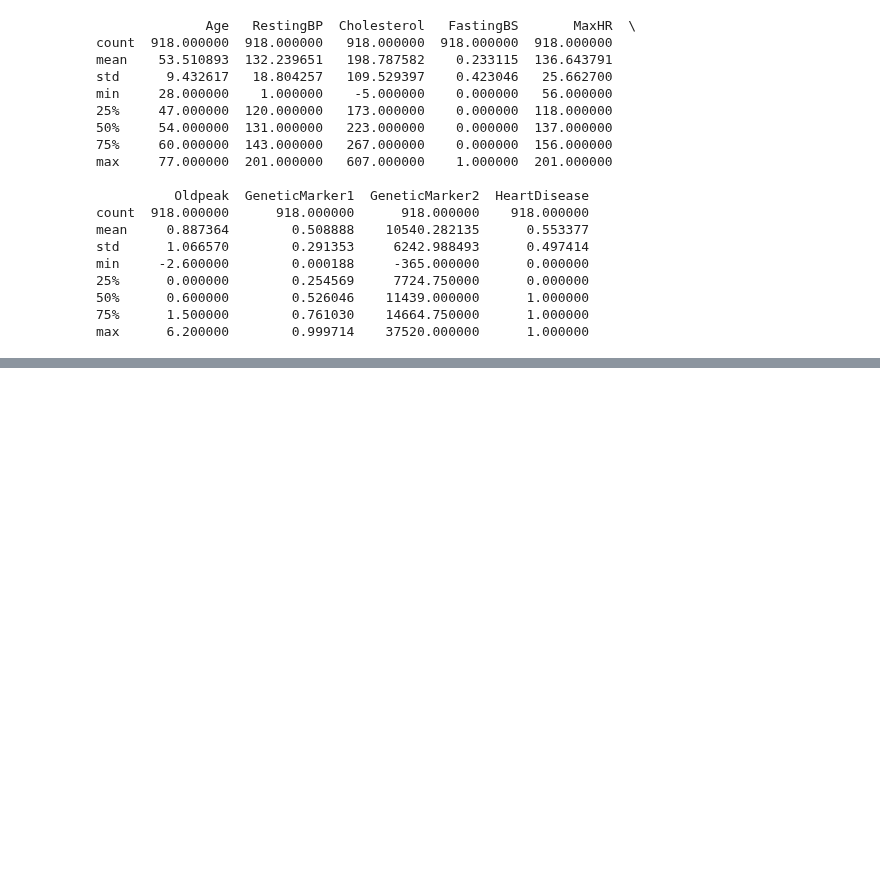
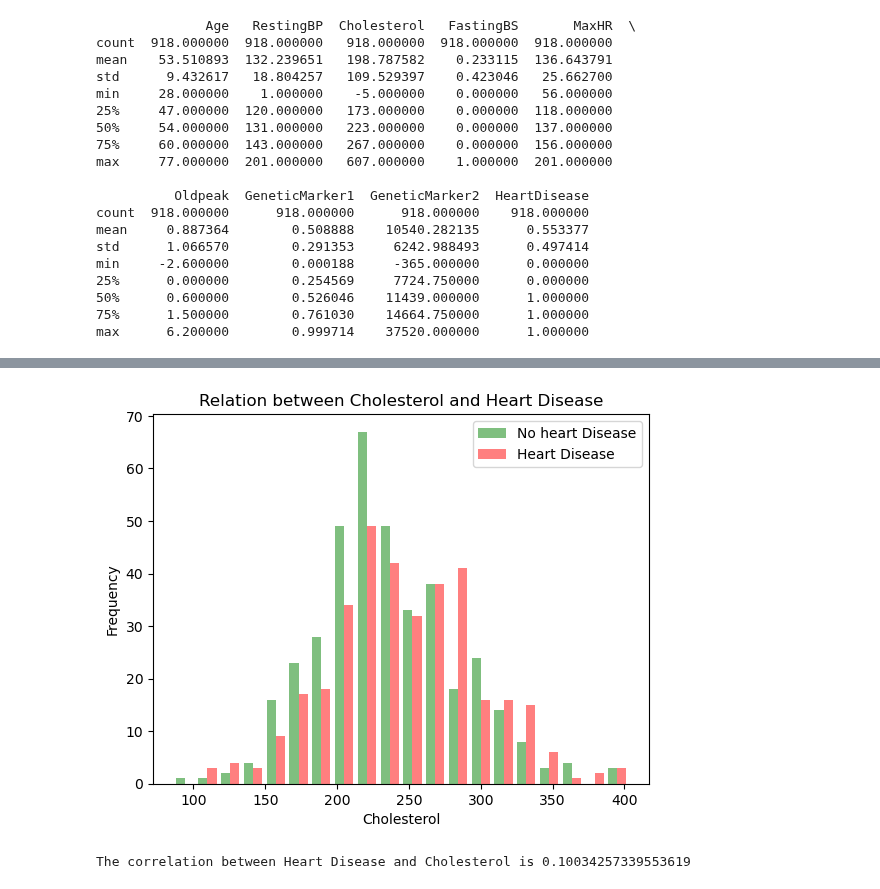
Before and after one commit to TJ-Abbing/Data-Science, a Jupyter notebook: OP-2/assignments/final/teammates/final_assignment_alessandro.ipynb, the cells around one changed output, grey strips where cells are left out. Drawn from its saved outputs; the diff is of its cells as text; code cells hidden in the pictures; blank space fills up the shorter version.

```diff
--- a/OP-2/assignments/final/teammates/final_assignment_alessandro.ipynb
+++ b/OP-2/assignments/final/teammates/final_assignment_alessandro.ipynb
@@ -423,0 +269,5 @@ df
+# %%
+# Variable assignments.
+
+# Set the number of bins for the histograms below.
+bins = 20
@@ -423,0 +330,27 @@ df
+# %%
+# Explore the relation between Cholesterol and HeartDisease.
+
+# Declare variables.
+no_heart_disease_cholesterol = df[df['HeartDisease'] == 0]['Cholesterol']
+heart_disease_cholesterol = df[df['HeartDisease'] == 1]['Cholesterol']
+
+# Create a histogram.
+plt.hist([no_heart_disease_cholesterol, heart_disease_cholesterol], bins=bins, alpha=0.5, label=['No heart Disease', 'Heart Disease'], color=['green', 'red'], histtype='bar')
+
+# Add labels and show the plot.
+plt.gca().set(title='Relation between Cholesterol and Heart Disease', xlabel='Cholesterol', ylabel='Frequency')
+
+# Add legend to the histogram.
+plt.legend()
+
+# Show the plot.
+plt.show()
+
+# There seems to be a relation between cholesterol and heart disease.
+# The lower the cholesterol, the lower the chance of heart disease.
+
+# The correlation between Heart Disease and Cholesterol has also increased after removing the outliers.
+print(f"The correlation between Heart Disease and Cholesterol is {df['HeartDisease'].corr(df['Cholesterol'])}")
+# %% [output]
+[figure, added]
+The correlation between Heart Disease and Cholesterol is 0.10034257339553619
```
Also changed, not shown: parts of 61 cells of this notebook, 1 other file.
